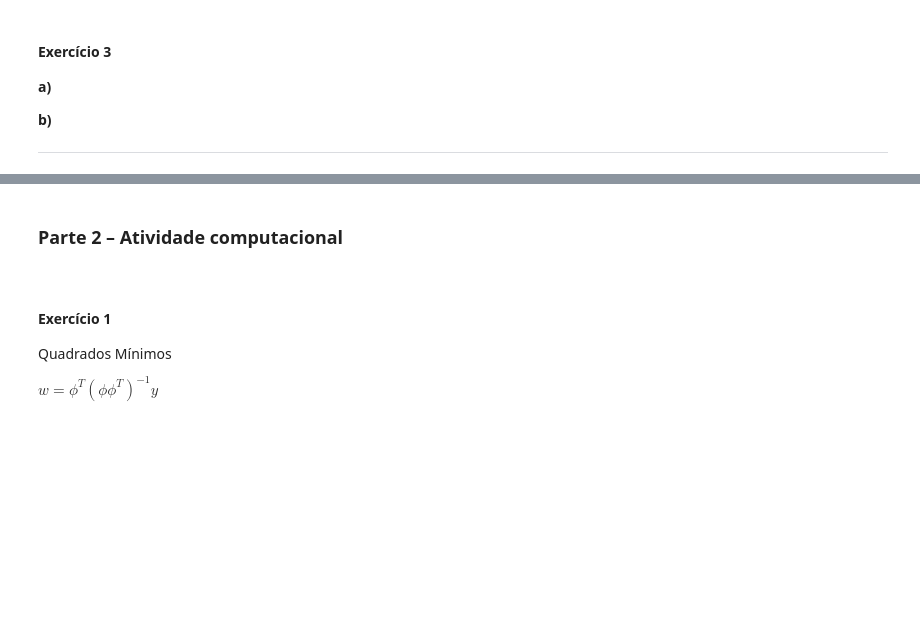
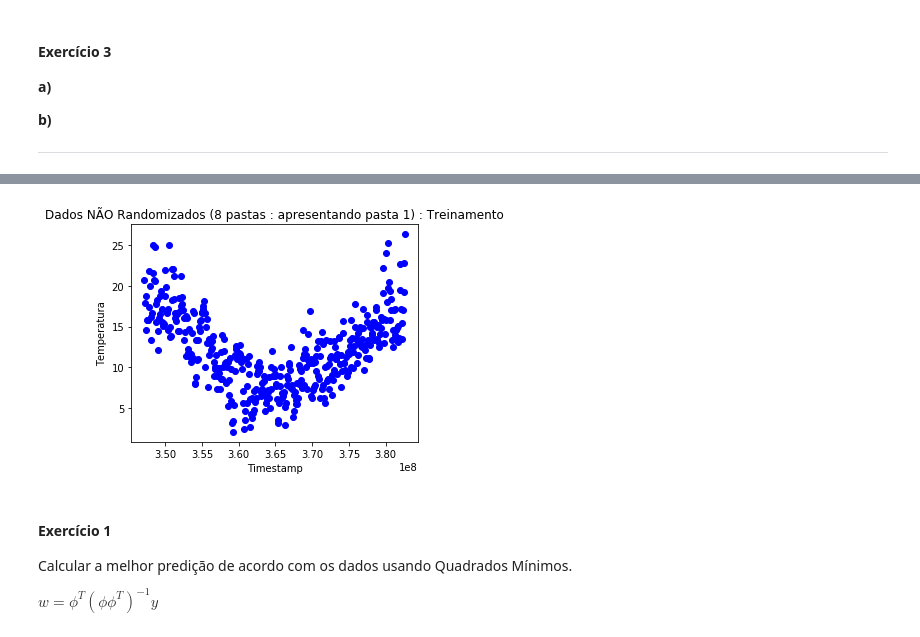
Before and after one commit to rdenadai/ia006c, a Jupyter notebook: notebooks/EFC01.ipynb, the cells around one changed output, grey strips where cells are left out. Saved outputs shown, nothing was run; the diff lists cells and outputs as text; code cells hidden in the pictures; blank space fills up the shorter version.

```diff
--- a/notebooks/EFC01.ipynb
+++ b/notebooks/EFC01.ipynb
@@ -268,10 +378,18 @@ kfold(X_train)
+# %%
+folds = kfold(train, k=8, shuffle=False)
+
+plt.figure(figsize=(6, 4))
+plt.title("Dados NÃO Randomizados (8 pastas : apresentando pasta 1) : Treinamento")
+plt.xlabel("Timestamp")
+plt.ylabel("Temperatura")
+plt.plot(folds[0][:, 0], folds[0][:, 1], 'bo')
+plt.tight_layout()
+plt.show()
+# %% [output]
+[figure, added]
 # %% [markdown]
-### Parte 2 – Atividade computacional
-
-$~$
-
 #### **Exercício 1**
 
-Quadrados Mínimos
+Calcular a melhor predição de acordo com os dados usando Quadrados Mínimos.
 
 $w = \phi^T(\phi \phi^T)^{-1}y$
```
Also changed, not shown: parts of 13 cells of this notebook.
